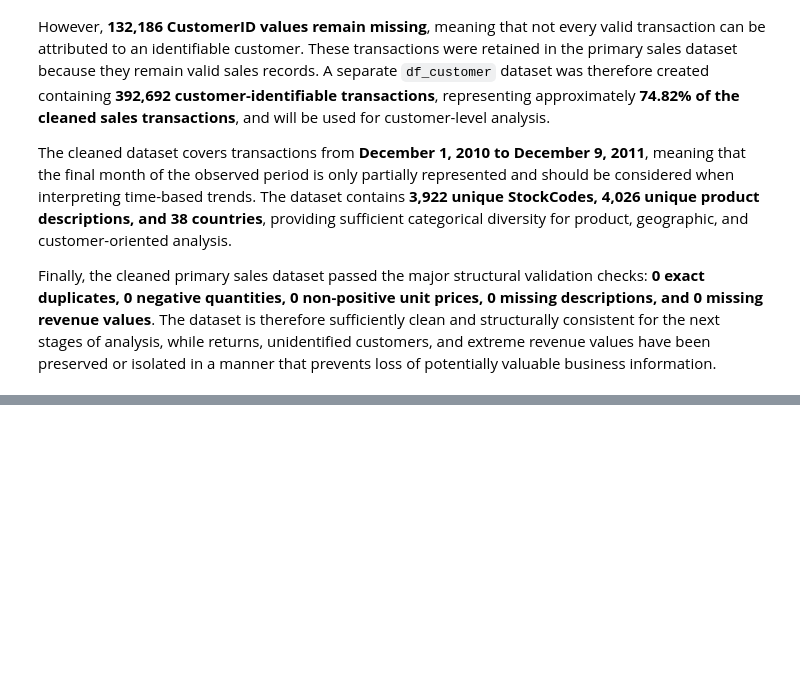
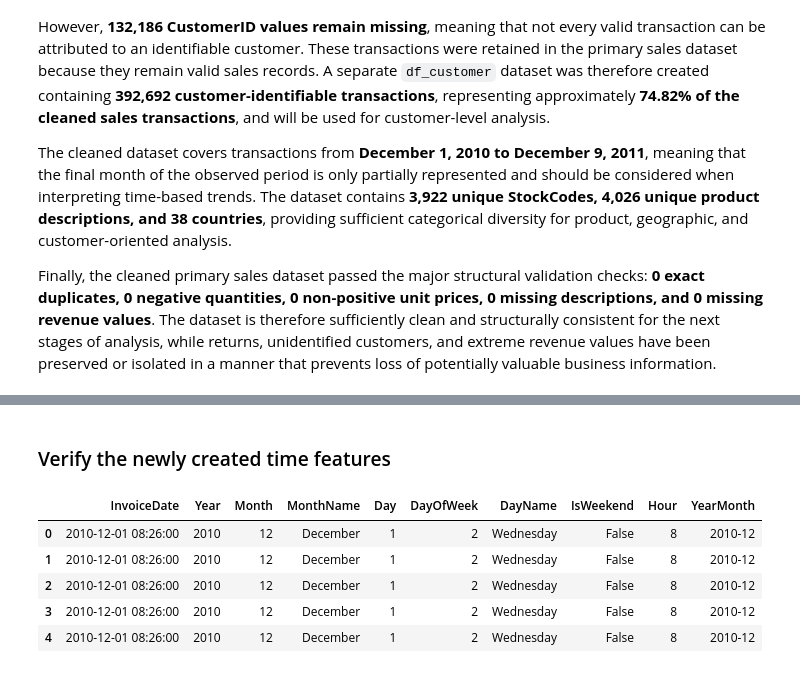
Before and after one commit to KashishSirohiwal/ShadowFox, a Jupyter notebook: Intermediate/notebooks/online_retail_analysis.ipynb, the cells around one changed output, grey strips where cells are left out. Saved outputs shown, nothing was run; the diff lists cells and outputs as text; code cells hidden in the pictures; blank space fills up the shorter version.

Commit message:
feat: Feature engineering along deductions

```diff
--- a/Intermediate/notebooks/online_retail_analysis.ipynb
+++ b/Intermediate/notebooks/online_retail_analysis.ipynb
@@ -681,0 +771,4 @@ Finally, the cleaned primary sales dataset passed the major structural validatio
+# %%
+# Create a categorical weekday-name feature for easier interpretation.
+df_fe["DayName"] = df_fe["InvoiceDate"].dt.day_name()
+df_fe["DayName"].value_counts()
@@ -681,0 +784,4 @@ Finally, the cleaned primary sales dataset passed the major structural validatio
+# %%
+# Flag whether each transaction occurred on a Saturday or Sunday.
+df_fe["IsWeekend"] = df_fe["DayOfWeek"] >= 5
+df_fe["IsWeekend"].value_counts()
@@ -681,0 +793,4 @@ Finally, the cleaned primary sales dataset passed the major structural validatio
+# %%
+# Extract the hour at which each transaction was recorded.
+df_fe["Hour"] = df_fe["InvoiceDate"].dt.hour
+df_fe["Hour"].value_counts().sort_index()
@@ -681,0 +815,4 @@ Finally, the cleaned primary sales dataset passed the major structural validatio
+# %%
+# Create a period-based feature representing the month of each transaction.
+df_fe["YearMonth"] = df_fe["InvoiceDate"].dt.to_period("M")
+df_fe["YearMonth"].value_counts().sort_index()
@@ -681,0 +835,25 @@ Finally, the cleaned primary sales dataset passed the major structural validatio
+# %% [markdown]
+### Verify the newly created time features
+# %%
+# Inspect the original transaction date alongside the newly engineered time features.
+df_fe[
+    [
+        "InvoiceDate",
+        "Year",
+        "Month",
+        "MonthName",
+        "Day",
+        "DayOfWeek",
+        "DayName",
+        "IsWeekend",
+        "Hour",
+        "YearMonth"
+    ]
+].head()
+# %% [output]
+|  | InvoiceDate | Year | Month | MonthName | Day | DayOfWeek | DayName | IsWeekend | Hour | YearMonth |
+| 0 | 2010-12-01 08:26:00 | 2010 | 12 | December | 1 | 2 | Wednesday | False | 8 | 2010-12 |
+| 1 | 2010-12-01 08:26:00 | 2010 | 12 | December | 1 | 2 | Wednesday | False | 8 | 2010-12 |
+| 2 | 2010-12-01 08:26:00 | 2010 | 12 | December | 1 | 2 | Wednesday | False | 8 | 2010-12 |
+| 3 | 2010-12-01 08:26:00 | 2010 | 12 | December | 1 | 2 | Wednesday | False | 8 | 2010-12 |
+| 4 | 2010-12-01 08:26:00 | 2010 | 12 | December | 1 | 2 | Wednesday | False | 8 | 2010-12 |
```
Also changed, not shown: parts of 26 cells of this notebook.
